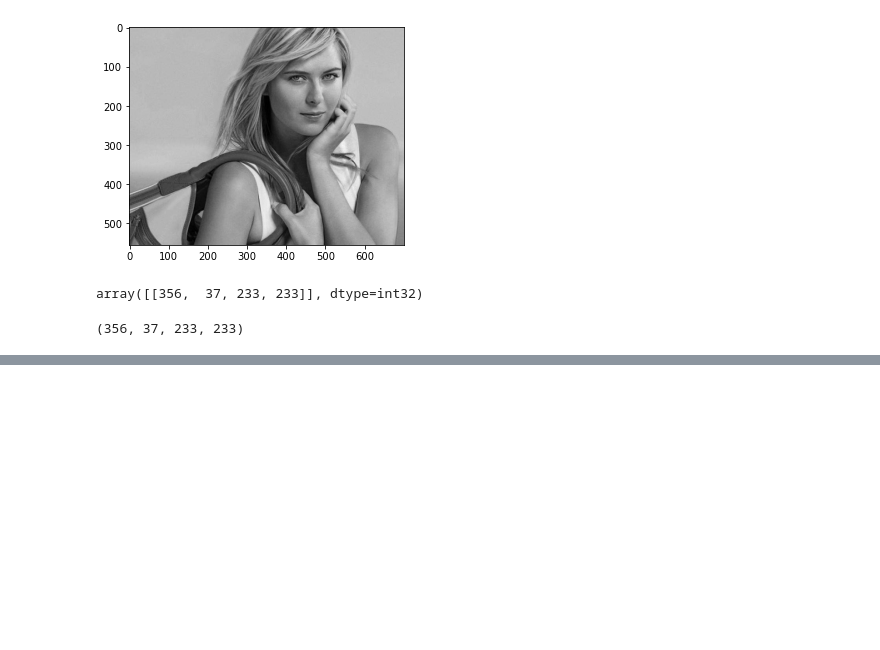
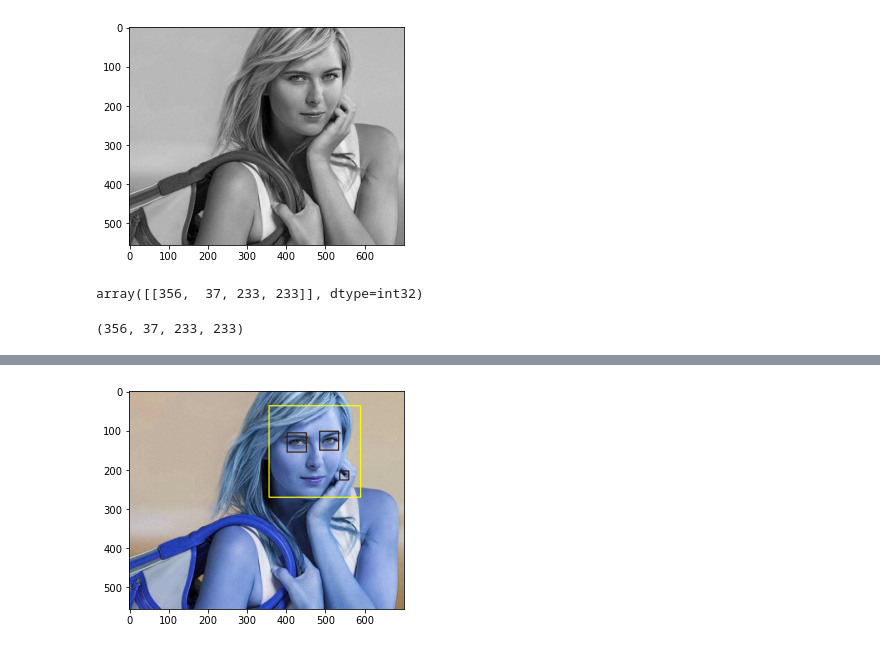
Before and after one commit to purvadaga/Image-classifier-web-app, a Jupyter notebook: model/Untitled.ipynb, the cells around one changed output, grey strips where cells are left out. Drawn from its saved outputs; the diff is of its cells as text; code cells hidden in the pictures; blank space fills up the shorter version.

```diff
--- a/model/Untitled.ipynb
+++ b/model/Untitled.ipynb
@@ -44,0 +49,16 @@ face_img=cv2.rectangle()
+# %%
+cv2.destroyAllWindows()
+for (x,y,w,h) in faces:
+    face_img = cv2.rectangle(img,(x,y),(x+w,y+h),(255,255,0),2)
+    roi_gray = gray[y:y+h, x:x+w]
+    roi_color = face_img[y:y+h, x:x+w]
+    eyes = eye_cascade.detectMultiScale(roi_gray)
+    for (ex,ey,ew,eh) in eyes:
+        cv2.rectangle(roi_color,(ex,ey),(ex+ew,ey+eh),(55,25,7),2)
+
+
+plt.figure()
+plt.imshow(face_img, cmap='gray')
+plt.show()
+# %% [output]
+[figure, added]
```
Also changed, not shown: parts of 1 cell of this notebook.
